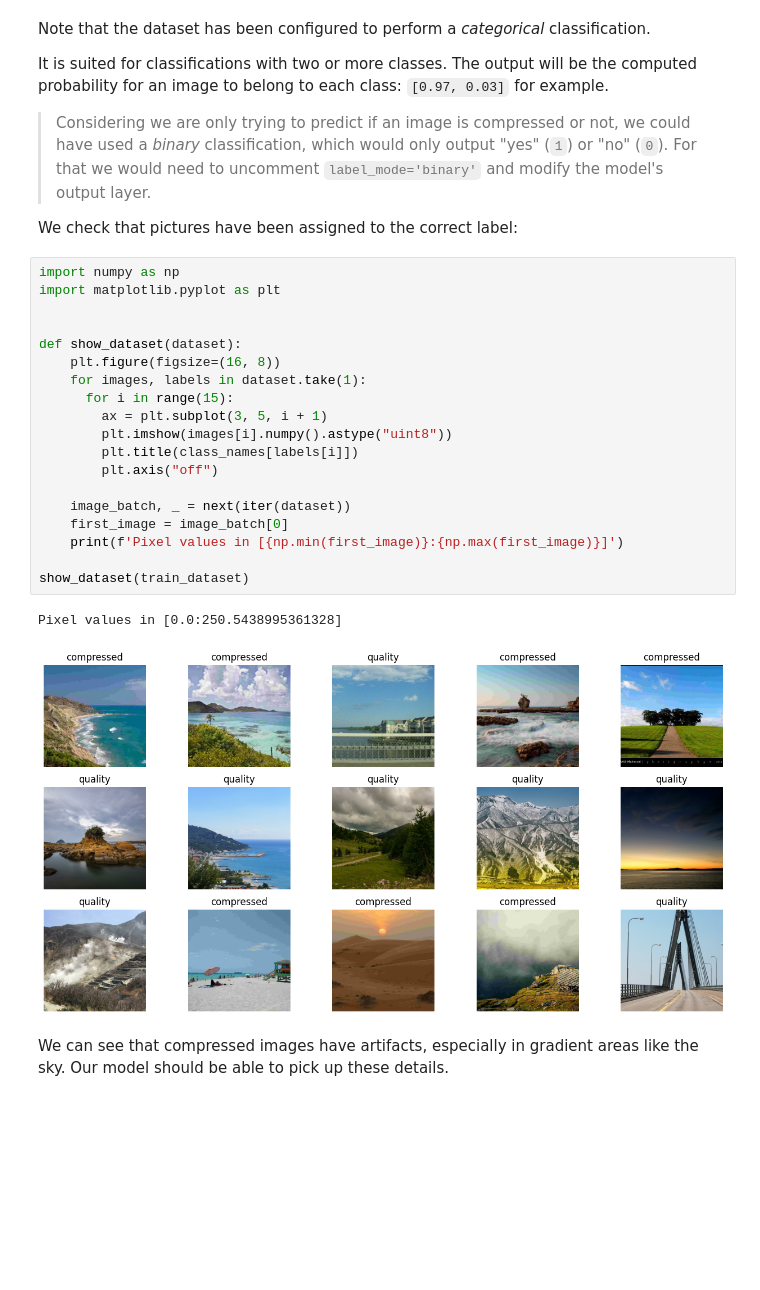
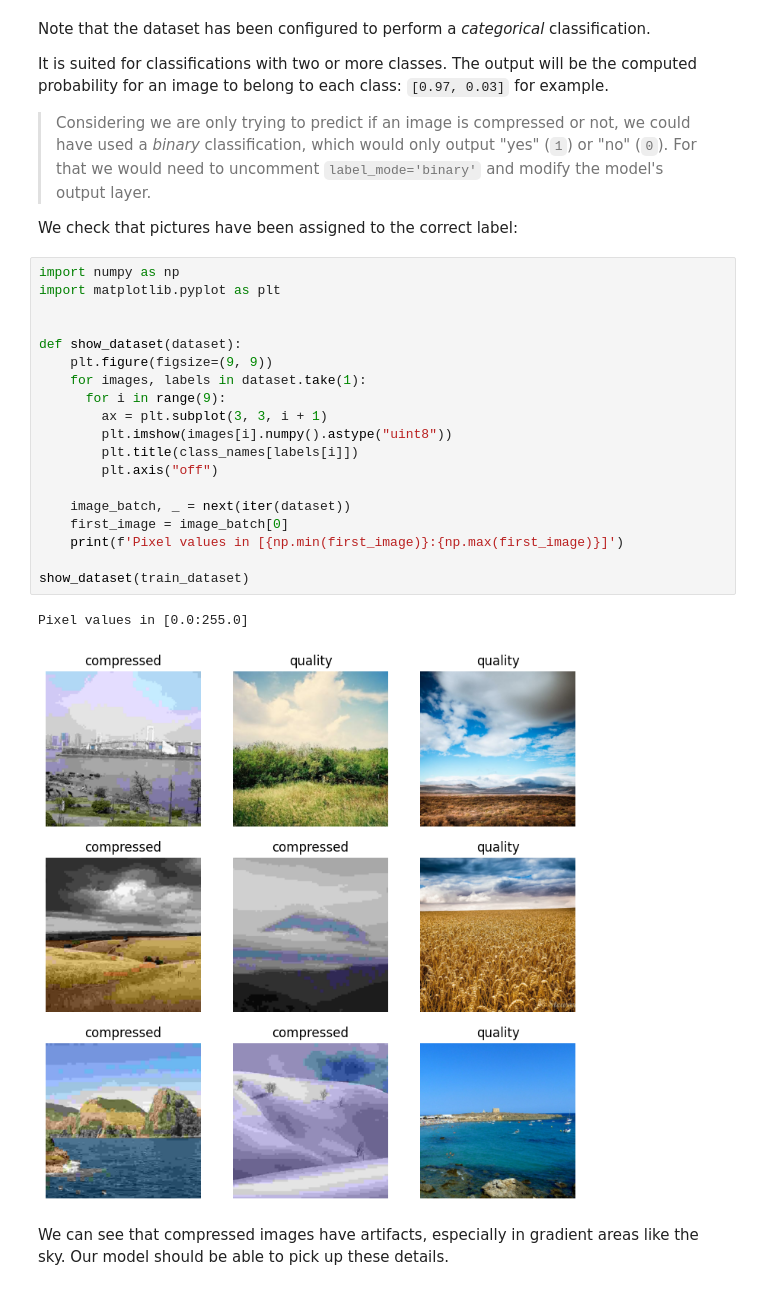
Before and after one commit to codeSamuraii/ml-experiments, a Jupyter notebook: CompressionDetection.ipynb, the cells around one changed output. Cells and saved outputs as stored; diff of their text form; blank space fills up the shorter version.

```diff
--- a/CompressionDetection.ipynb
+++ b/CompressionDetection.ipynb
@@ -128,25 +120,25 @@ We check that pictures have been assigned to the correct label:
 # %%
 import numpy as np
 import matplotlib.pyplot as plt
 
 
 def show_dataset(dataset):
-    plt.figure(figsize=(16, 8))
+    plt.figure(figsize=(9, 9))
     for images, labels in dataset.take(1):
-      for i in range(15):
-        ax = plt.subplot(3, 5, i + 1)
+      for i in range(9):
+        ax = plt.subplot(3, 3, i + 1)
         plt.imshow(images[i].numpy().astype("uint8"))
         plt.title(class_names[labels[i]])
         plt.axis("off")
 
     image_batch, _ = next(iter(dataset))
     first_image = image_batch[0]
     print(f'Pixel values in [{np.min(first_image)}:{np.max(first_image)}]')
 
 show_dataset(train_dataset)
 # %% [output]
-Pixel values in [0.0:250.5438995361328]
+Pixel values in [0.0:255.0]
-[figure, old version]
+[figure, new version]
 # %% [markdown]
 We can see that compressed images have artifacts, especially in gradient areas like the sky. Our model should be able to pick up these details.
 # %% [markdown]
```
Also changed, not shown: parts of 23 cells of this notebook.
